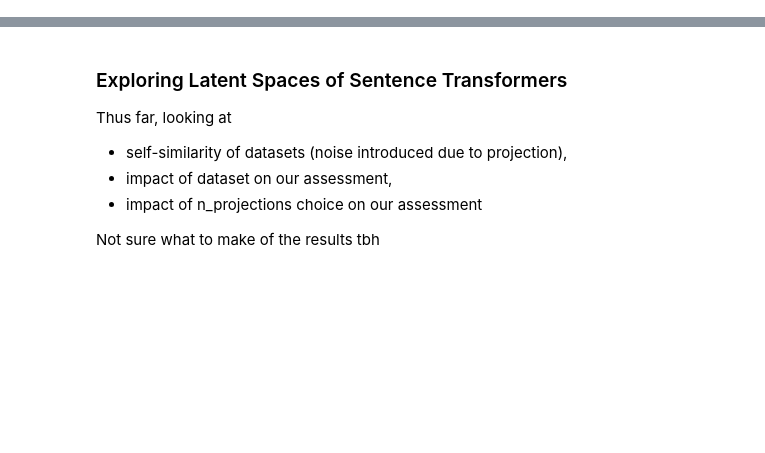
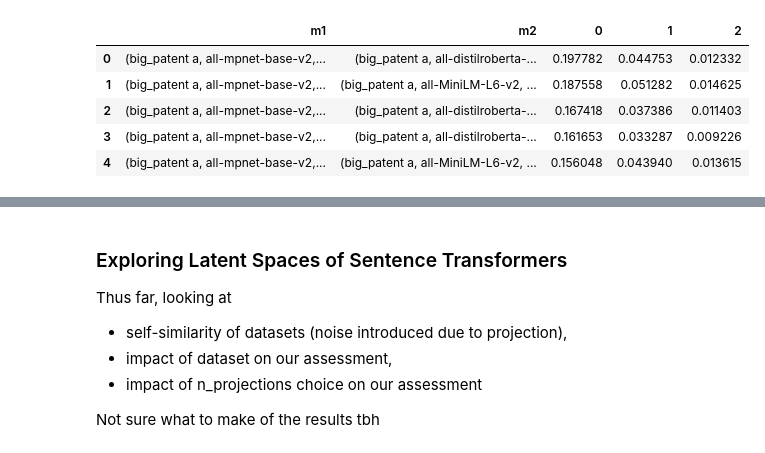
Before and after one commit to aidos-lab/Presto, a Jupyter notebook: notebooks/presto_test.ipynb, the cells around one changed output, grey strips where cells are left out. Drawn from its saved outputs; the diff is of its cells as text; code cells hidden in the pictures; blank space fills up the shorter version.

```diff
--- a/notebooks/presto_test.ipynb
+++ b/notebooks/presto_test.ipynb
@@ -20,3 +20,6 @@ from sentence_transformers import SentenceTransformer, util
 from datasets import load_dataset
 # %%
 from presto import Presto
+# %%
+with open("../data/combined_results.pkl", "rb") as f:
+    results = pickle.load(f)
@@ -22,0 +28,2 @@ from presto import Presto
+# %%
+metric = Presto(max_homology_dim=config.max_homology_dim, n_components=config.n_components, normalize=config.normalize)
@@ -22,0 +57,10 @@ from presto import Presto
+# %%
+df = pd.DataFrame(scores).T.sort_values(0, ascending=False).reset_index().rename(dict(level_0="m1", level_1="m2"), axis=1)
+df.head()
+# %% [output]
+|  | m1 | m2 | 0 | 1 | 2 |
+| 0 | (big_patent a, all-mpnet-base-v2,... | (big_patent a, all-distilroberta-... | 0.197782 | 0.044753 | 0.012332 |
+| 1 | (big_patent a, all-mpnet-base-v2,... | (big_patent a, all-MiniLM-L6-v2, ... | 0.187558 | 0.051282 | 0.014625 |
+| 2 | (big_patent a, all-mpnet-base-v2,... | (big_patent a, all-distilroberta-... | 0.167418 | 0.037386 | 0.011403 |
+| 3 | (big_patent a, all-mpnet-base-v2,... | (big_patent a, all-distilroberta-... | 0.161653 | 0.033287 | 0.009226 |
+| 4 | (big_patent a, all-mpnet-base-v2,... | (big_patent a, all-MiniLM-L6-v2, ... | 0.156048 | 0.043940 | 0.013615 |
```
Also changed, not shown: parts of 7 cells of this notebook, 3 other files.
